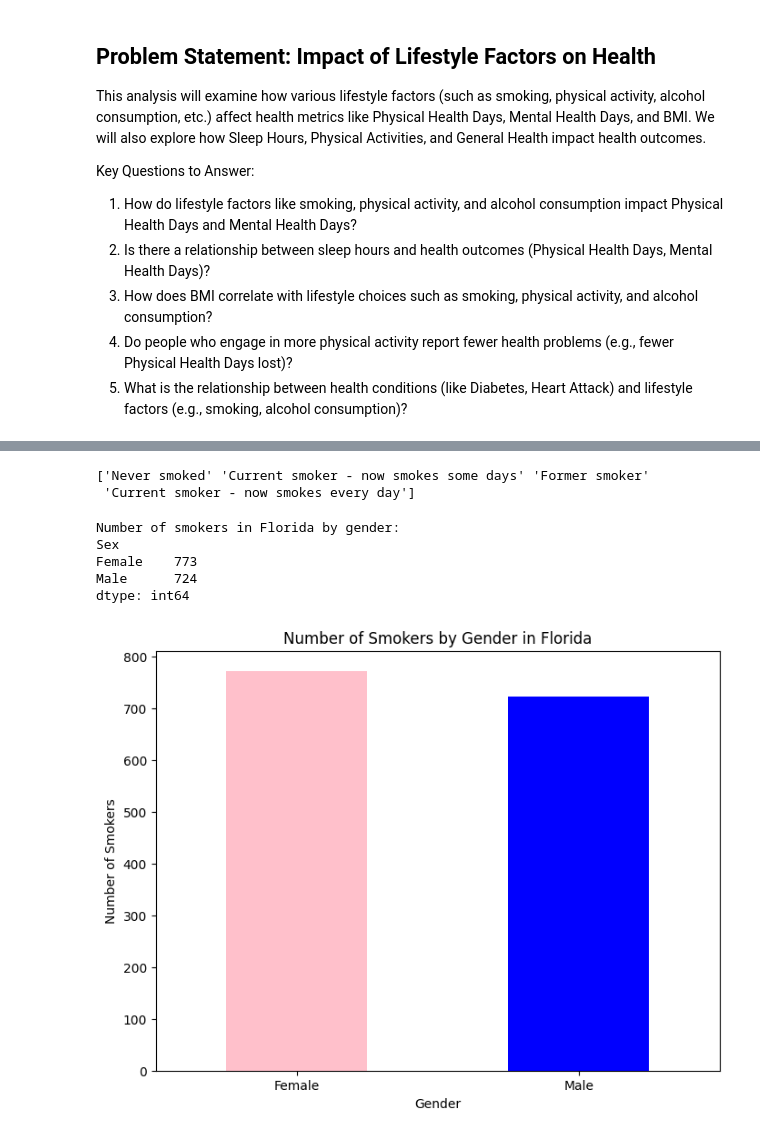
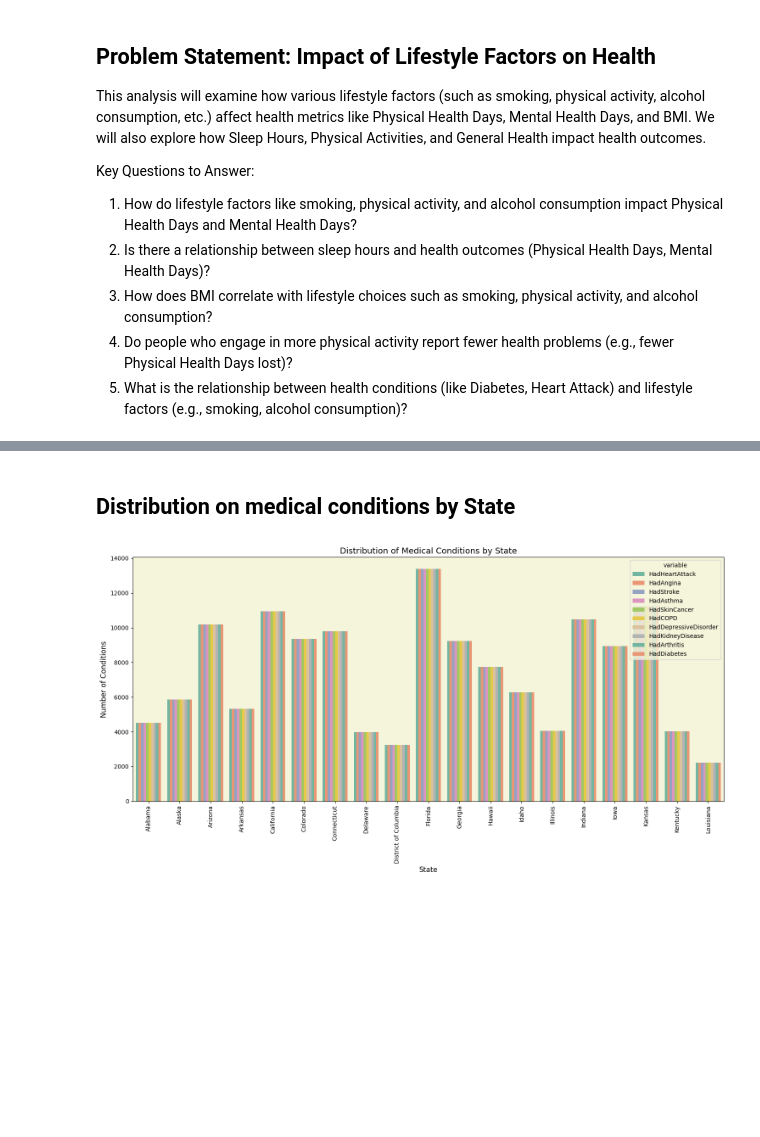
Before and after one commit to bonareri/Python-Data-Analysis, a Jupyter notebook: Heart_Analysis.ipynb, the cells around one changed output, grey strips where cells are left out. Drawn from its saved outputs; the diff is of its cells as text; code cells hidden in the pictures; blank space fills up the shorter version.

```diff
--- a/Heart_Analysis.ipynb
+++ b/Heart_Analysis.ipynb
@@ -440,5 +396,0 @@ Name: HealthScore, dtype: float64
-# %%
-print(heart_analysis['SmokerStatus'].unique())
-# %% [output]
-['Never smoked' 'Current smoker - now smokes some days' 'Former smoker'
- 'Current smoker - now smokes every day']
@@ -449,27 +397,34 @@ print(heart_analysis['SmokerStatus'].unique())
-# %%
-# Filter for rows where 'State' is 'Florida' and smoker status indicates they are a current smoker
-florida_smokers = heart_analysis[(heart_analysis['State'] == 'Florida') &
-                                 (heart_analysis['SmokerStatus'].isin(['Current smoker - now smokes some days',
-                                                                       'Current smoker - now smokes every day']))]
-
-# Group by 'Sex' and count the number of smokers
-florida_smoker_counts_by_gender = florida_smokers.groupby('Sex').size()
-
-# Display the results
-print("Number of smokers in Florida by gender:")
-print(florida_smoker_counts_by_gender)
-
-# Plotting the results for visualization
-florida_smoker_counts_by_gender.plot(kind='bar', color=['pink', 'blue'], figsize=(8, 6))
-plt.title('Number of Smokers by Gender in Florida')
-plt.xlabel('Gender')
-plt.ylabel('Number of Smokers')
-plt.xticks(rotation=0)
-plt.show()
-# %% [output]
-Number of smokers in Florida by gender:
-Sex
-Female    773
-Male      724
-dtype: int64
-[figure, removed]
+# %% [markdown]
+## Distribution on medical conditions by State
+# %%
+import seaborn as sns
+import matplotlib.pyplot as plt
+
+# Filter dataset to include only relevant columns
+state_condition_data = heart_analysis[['State', 'HadHeartAttack', 'HadAngina', 'HadStroke', 'HadAsthma', 'HadSkinCancer', 'HadCOPD', 'HadDepressiveDisorder', 'HadKidneyDisease', 'HadArthritis', 'HadDiabetes']]
+
+# Melt the data to make it easier to plot
+state_condition_data_melted = state_condition_data.melt(id_vars=['State'], value_vars=['HadHeartAttack', 'HadAngina', 'HadStroke', 'HadAsthma', 'HadSkinCancer', 'HadCOPD', 'HadDepressiveDisorder', 'HadKidneyDisease', 'HadArthritis', 'HadDiabetes'])
+
+# Calculate the total number of conditions per state
+condition_counts_per_state = state_condition_data_melted.groupby('State')['value'].sum().reset_index()
+
+# Sort the states by the total number of conditions in descending order
+sorted_condition_counts = condition_counts_per_state.sort_values(by='value', ascending=False)
+
+# Filter the data to show all states (sorted by the number of conditions)
+sorted_state_condition_data = state_condition_data_melted[state_condition_data_melted['State'].isin(sorted_condition_counts['State'])]
+
+# Create a countplot to show the number of occurrences of medical conditions for all states (sorted)
+plt.figure(figsize=(15, 8))
+sns.countplot(x='State', hue='variable', data=sorted_state_condition_data, palette='Set2')
+
+# Add title and labels
+plt.title('Distribution of Medical Conditions by State', fontsize=14)
+plt.xlabel('State', fontsize=12)
+plt.ylabel('Number of Conditions', fontsize=12)
+plt.xticks(rotation=90)
+plt.tight_layout()
+plt.show()
+# %% [output]
+[figure, added]
```
Also changed, not shown: parts of 24 cells of this notebook.
